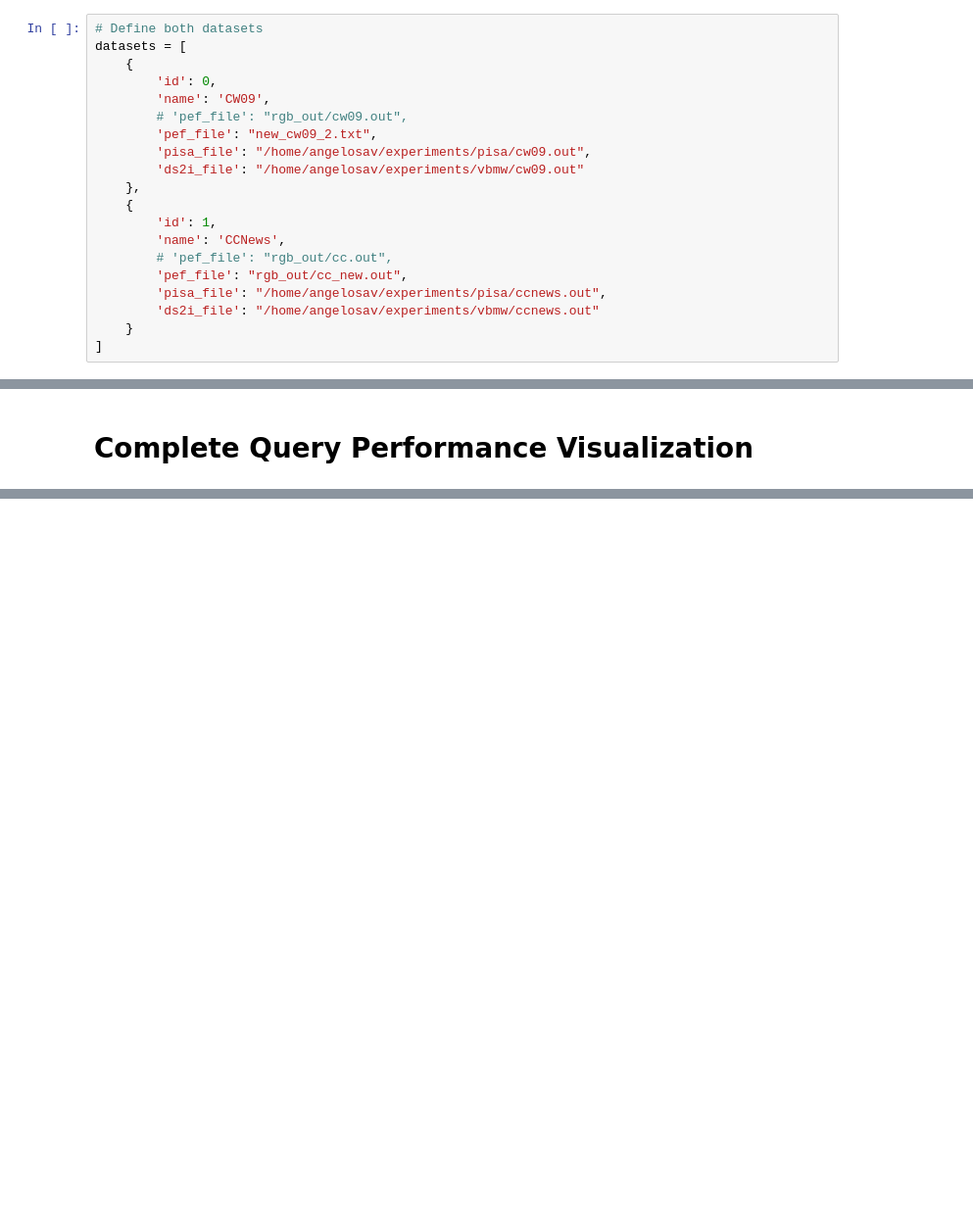
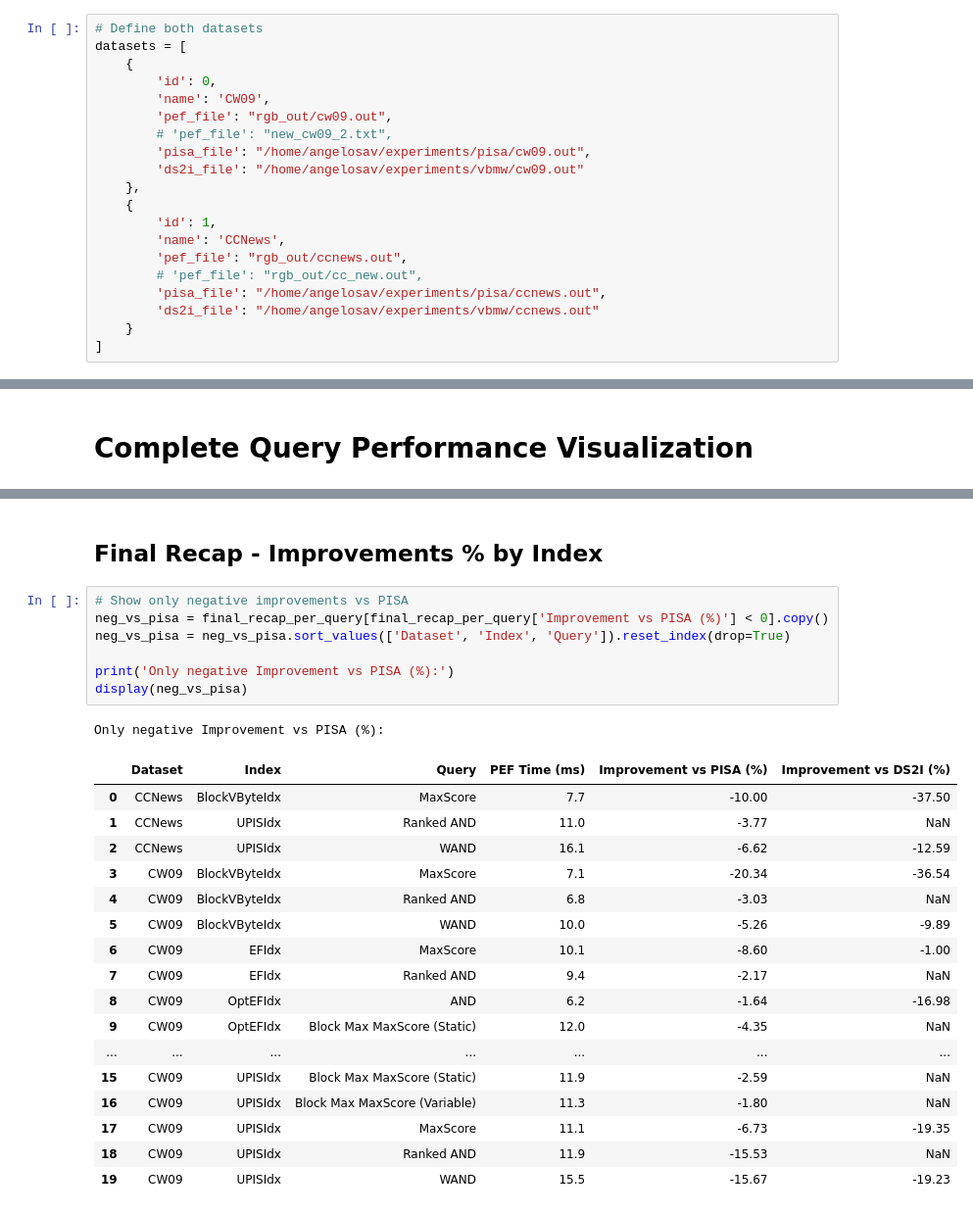
Before and after one commit to AngeloSav/rise-rs, a Jupyter notebook: scripts/data.ipynb, the cells around one changed output, grey strips where cells are left out. Shown at 98% size. Drawn from its saved outputs; the diff is of its cells as text; blank space fills up the shorter version.

```diff
--- a/scripts/data.ipynb
+++ b/scripts/data.ipynb
@@ -9,16 +9,16 @@ datasets = [
     {
         'id': 0,
         'name': 'CW09',
-        # 'pef_file': "rgb_out/cw09.out",
-        'pef_file': "new_cw09_2.txt",
+        'pef_file': "rgb_out/cw09.out",
+        # 'pef_file': "new_cw09_2.txt",
         'pisa_file': "/home/angelosav/experiments/pisa/cw09.out",
         'ds2i_file': "/home/angelosav/experiments/vbmw/cw09.out"
     },
     {
         'id': 1,
         'name': 'CCNews',
-        # 'pef_file': "rgb_out/cc.out",
-        'pef_file': "rgb_out/cc_new.out",
+        'pef_file': "rgb_out/ccnews.out",
+        # 'pef_file': "rgb_out/cc_new.out",
         'pisa_file': "/home/angelosav/experiments/pisa/ccnews.out",
         'ds2i_file': "/home/angelosav/experiments/vbmw/ccnews.out"
     }
@@ -762,0 +849,28 @@ for query_type in all_query_types:
+# %% [markdown]
+## Final Recap - Improvements % by Index
+# %%
+# Show only negative improvements vs PISA
+neg_vs_pisa = final_recap_per_query[final_recap_per_query['Improvement vs PISA (%)'] < 0].copy()
+neg_vs_pisa = neg_vs_pisa.sort_values(['Dataset', 'Index', 'Query']).reset_index(drop=True)
+
+print('Only negative Improvement vs PISA (%):')
+display(neg_vs_pisa)
+# %% [output]
+Only negative Improvement vs PISA (%):
+|  | Dataset | Index | Query | PEF Time (ms) | Improvement vs PISA (%) | Improvement vs DS2I (%) |
+| 0 | CCNews | BlockVByteIdx | MaxScore | 7.7 | -10.00 | -37.50 |
+| 1 | CCNews | UPISIdx | Ranked AND | 11.0 | -3.77 | NaN |
+| 2 | CCNews | UPISIdx | WAND | 16.1 | -6.62 | -12.59 |
+| 3 | CW09 | BlockVByteIdx | MaxScore | 7.1 | -20.34 | -36.54 |
+| 4 | CW09 | BlockVByteIdx | Ranked AND | 6.8 | -3.03 | NaN |
+| 5 | CW09 | BlockVByteIdx | WAND | 10.0 | -5.26 | -9.89 |
+| 6 | CW09 | EFIdx | MaxScore | 10.1 | -8.60 | -1.00 |
+| 7 | CW09 | EFIdx | Ranked AND | 9.4 | -2.17 | NaN |
+| 8 | CW09 | OptEFIdx | AND | 6.2 | -1.64 | -16.98 |
+| 9 | CW09 | OptEFIdx | Block Max MaxScore (Static) | 12.0 | -4.35 | NaN |
+| ... | ... | ... | ... | ... | ... | ... |
+| 15 | CW09 | UPISIdx | Block Max MaxScore (Static) | 11.9 | -2.59 | NaN |
+| 16 | CW09 | UPISIdx | Block Max MaxScore (Variable) | 11.3 | -1.80 | NaN |
+| 17 | CW09 | UPISIdx | MaxScore | 11.1 | -6.73 | -19.35 |
+| 18 | CW09 | UPISIdx | Ranked AND | 11.9 | -15.53 | NaN |
+| 19 | CW09 | UPISIdx | WAND | 15.5 | -15.67 | -19.23 |
```
Also changed, not shown: parts of 10 cells of this notebook, 19 other files.
